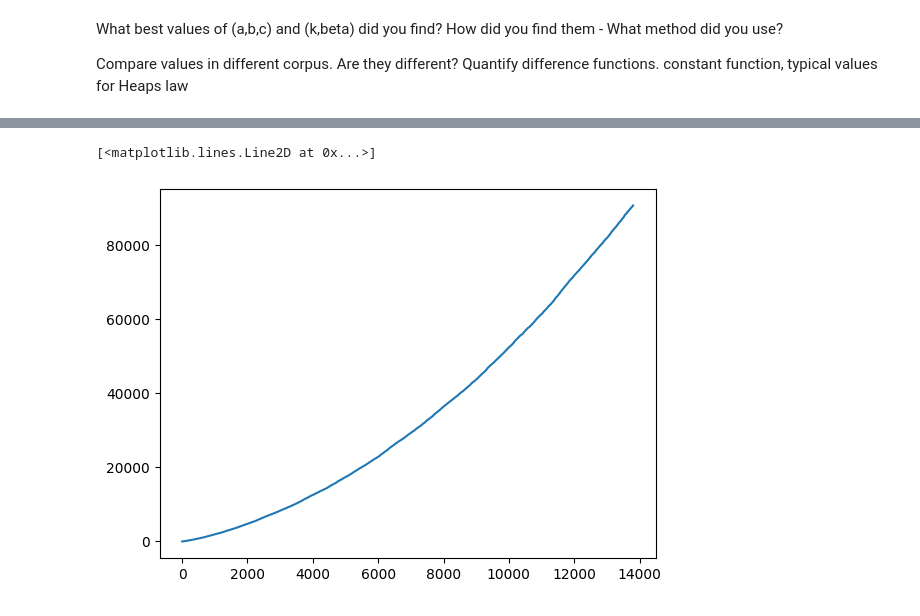
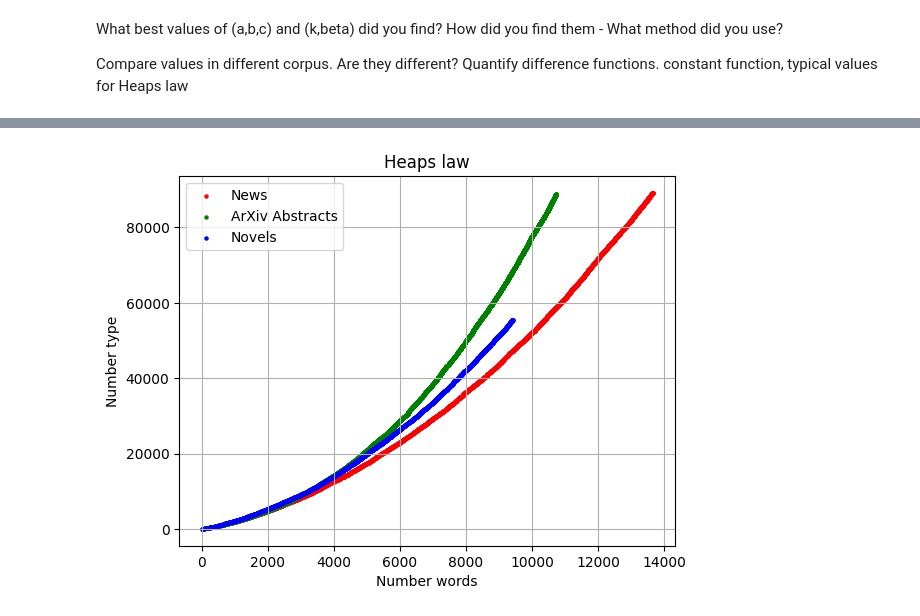
Before and after one commit to Victor-Garcia-p/irrs_lab1, a Jupyter notebook: Heaps.ipynb, the cells around one changed output, grey strips where cells are left out. Saved outputs shown, nothing was run; the diff lists cells and outputs as text; code cells hidden in the pictures.

Commit message:
tests to find new betas

```diff
--- a/Heaps.ipynb
+++ b/Heaps.ipynb
@@ -37,12 +45,20 @@ n_words = np.array([key for key in types_dict.values()])
 # %%
 def Heaps_law(n_words, k, beta):
-    return k * n_words ** beta
+    return k * (n_words ** beta)
 # %%
-params = curve_fit(Heaps_law, n_words, n_types, bounds = (0, [np.inf, 1]))
-fits, covar = params
-k, beta = fits
-print("k=", k, "B=",beta)
+# First fit using Heaps law
+k = {}
+beta = {}
+sigma_ab = {}
 
-# approximate the error of the fit
-sigma_ab = np.sqrt(np.diagonal(covar))
+for name in data.keys():
+    params = curve_fit(Heaps_law, n_words[name], n_types[name], bounds = (0, [np.inf, 1]))
+    fits, covar = params
+    k[name], beta[name] = fits
+
+    print("Processed dataset:", name)
+    print("k=", k[name], "B=",beta[name])
+
+    # approximate the error of the fit
+    sigma_ab[name] = np.sqrt(np.diagonal(covar))
 # %% [output]
@@ -84,5 +71,23 @@ plt.legend()
-# %%
-plt.plot(n_words, n_types)
-# %% [output]
-[<matplotlib.lines.Line2D at 0x...>]
-[figure, removed]
+# %%
+renamed_datasets = {"word_counts_novels_clean.txt" : "Novels",
+            "word_counts_news_clean.txt" : "News",
+            "word_counts_arxiv_abs_clean.txt" : "ArXiv Abstracts"}
+
+for name in dataset_names:
+    new_name = renamed_datasets[name]
+
+    if new_name == "News":
+        col = "red"
+    elif new_name == "Novels":
+        col = "blue"
+    else:
+        col = "green"
+
+    plt.scatter(n_words[name], n_types[name], label = new_name, s=5, color=col, marker='o')
+    plt.legend()
+    plt.grid()
+    plt.title("Heaps law")
+    plt.xlabel("Number words")
+    plt.ylabel("Number type")
+# %% [output]
+[figure, added]
```
Also changed, not shown: parts of 11 cells of this notebook.
